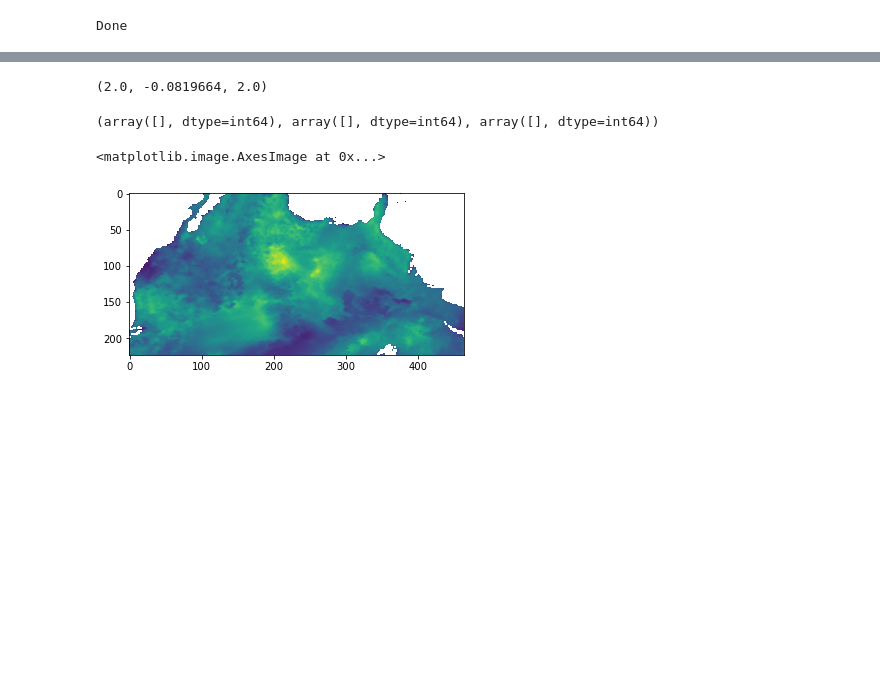
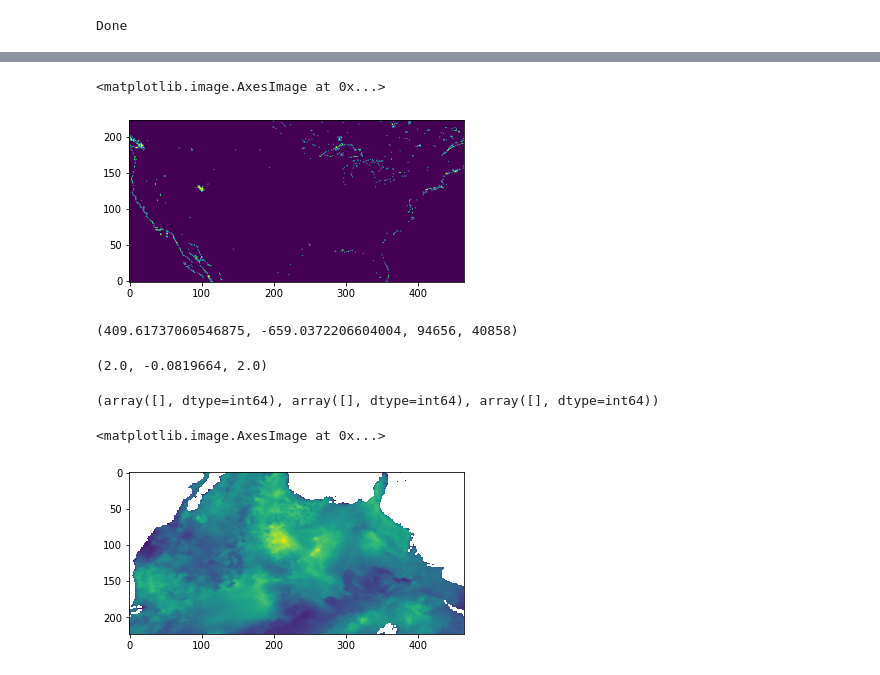
Before and after one commit to h294liu/2020_04_21nldas_gmet, a Jupyter notebook: Untitled.ipynb, the cells around one changed output, grey strips where cells are left out. Saved outputs shown, nothing was run; the diff lists cells and outputs as text; code cells hidden in the pictures; blank space fills up the shorter version.

```diff
--- a/Untitled.ipynb
+++ b/Untitled.ipynb
@@ -78,0 +31,10 @@ Done
+# %%
+plt.imshow(np.absolute(elev_dif)>5,origin='lower')
+# %% [output]
+<matplotlib.image.AxesImage at 0x...>
+[figure, added]
+# %%
+elev_dif=elev-elev_stn
+np.nanmax(elev_dif),np.nanmin(elev_dif),np.nanargmax(elev_dif),np.nanargmin(elev_dif)
+# %% [output]
+(409.61737060546875, -659.0372206604004, 94656, 40858)
```
Also changed, not shown: parts of 7 cells of this notebook, 15 other files.
